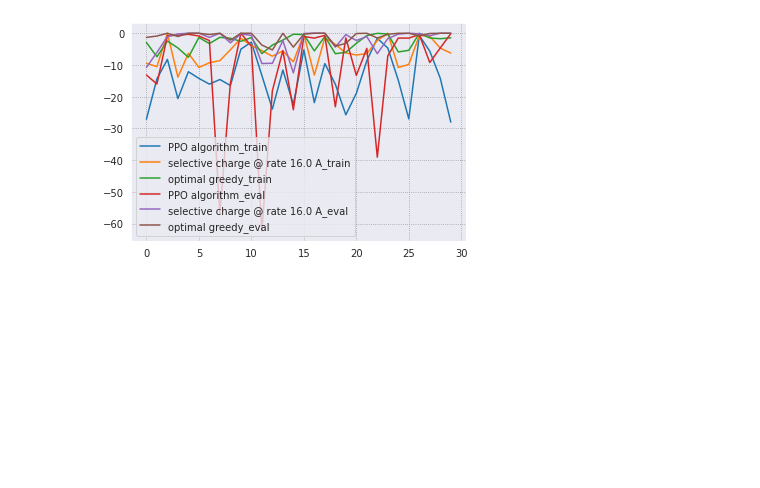
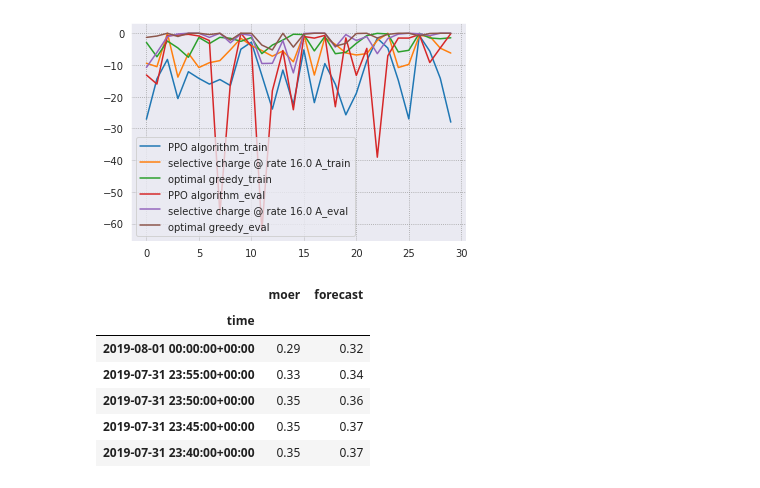
Before and after one commit to chrisyeh96/sustaingym, a Jupyter notebook: examples/exp_analysis.ipynb, the cells around one changed output. Saved outputs shown, nothing was run; the diff lists cells and outputs as text; code cells hidden in the pictures; blank space fills up the shorter version.

Commit message:
MOER loading class

```diff
--- a/examples/exp_analysis.ipynb
+++ b/examples/exp_analysis.ipynb
@@ -41,3 +41,23 @@ df.plot()
 # %% [output]
 <AxesSubplot:>
 [figure]
+# %%
+from sustaingym.load_moer import *
+from datetime import datetime
+
+starttime = datetime(2019, 5, 3)
+endtime = datetime(2019, 7, 3)
+ba = 'SGIP_CAISO_PGE'
+save_dir = 'sustaingym/data/moer_data'
+
+df = load_moer(starttime, endtime, ba, save_dir)
+# %%
+df.head()
+# %% [output]
+|  | moer | forecast |
+| time |  |  |
+| 2019-08-01 00:00:00+00:00 | 0.29 | 0.32 |
+| 2019-07-31 23:55:00+00:00 | 0.33 | 0.34 |
+| 2019-07-31 23:50:00+00:00 | 0.35 | 0.36 |
+| 2019-07-31 23:45:00+00:00 | 0.35 | 0.37 |
+| 2019-07-31 23:40:00+00:00 | 0.35 | 0.37 |
```
Also changed, not shown: parts of 2 cells of this notebook, 1 other file.
